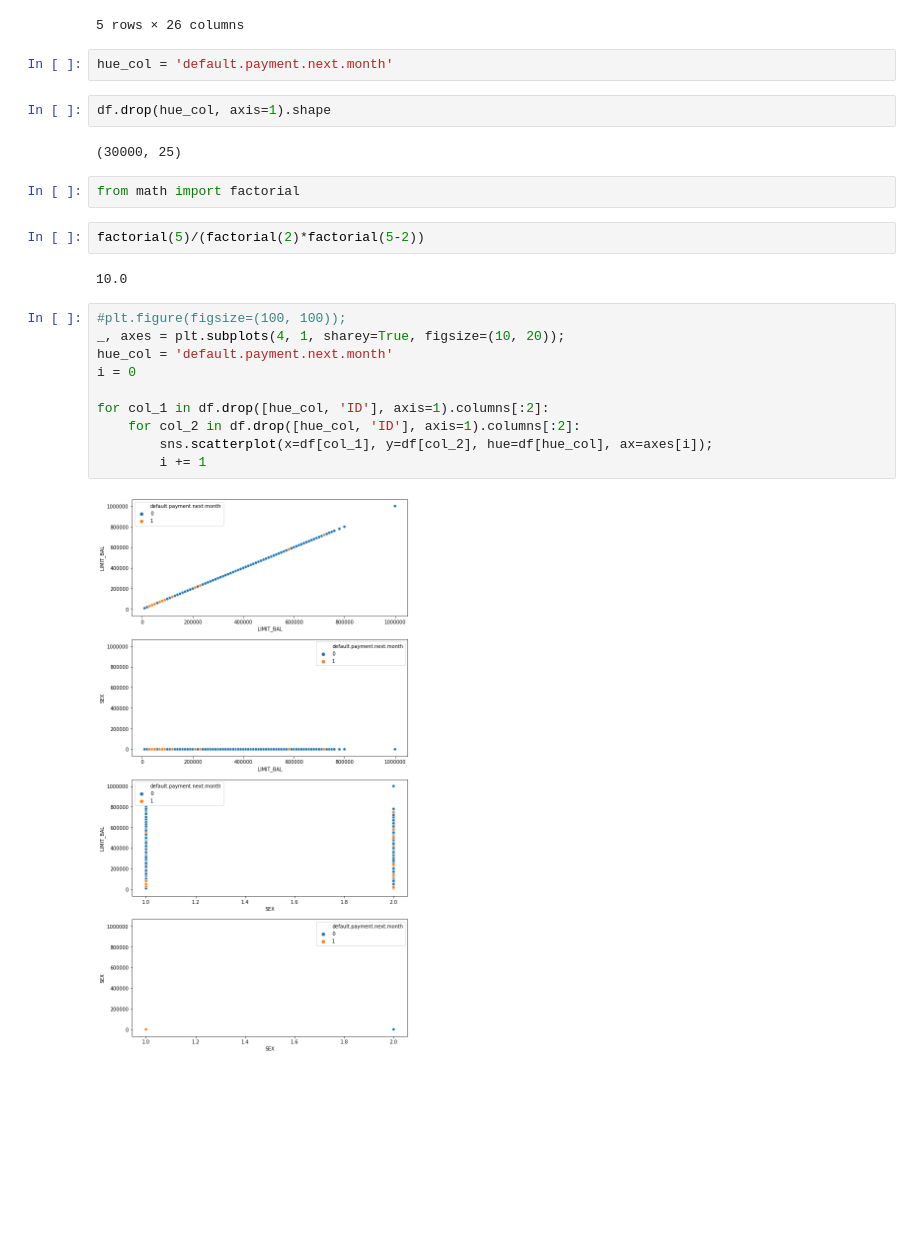
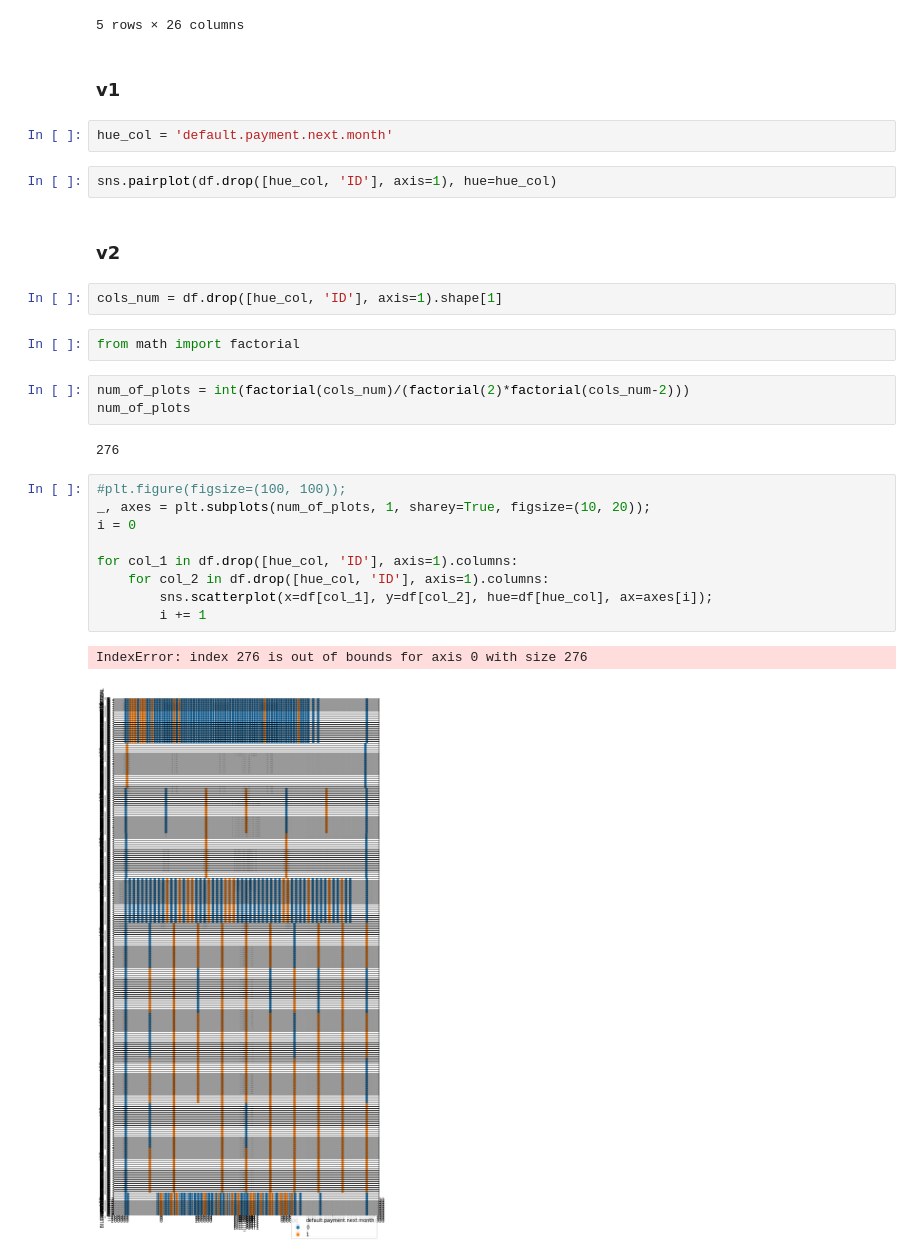
Before and after one commit to GoryachevaT/DataGym, a Jupyter notebook: homeworks/hw_01/hw_01.ipynb, the cells around one changed output. Drawn from its saved outputs; the diff is of its cells as text; blank space fills up the shorter version.

```diff
--- a/homeworks/hw_01/hw_01.ipynb
+++ b/homeworks/hw_01/hw_01.ipynb
@@ -220,27 +175,32 @@ df.head()
 | 3 | 4 | 50000.0 | 2 | 2 | 1 | 37 | 0 | 0 | 0 | 0 | ... |
 | 4 | 5 | 50000.0 | 1 | 2 | 1 | 57 | -1 | 0 | -1 | 0 | ... |
 5 rows × 26 columns
+# %% [markdown]
+### v1
 # %%
 hue_col = 'default.payment.next.month'
+# %%
+sns.pairplot(df.drop([hue_col, 'ID'], axis=1), hue=hue_col)
+# %% [markdown]
+### v2
 # %%
-df.drop(hue_col, axis=1).shape
+cols_num = df.drop([hue_col, 'ID'], axis=1).shape[1]
-# %% [output]
-(30000, 25)
 # %%
 from math import factorial
 # %%
-factorial(5)/(factorial(2)*factorial(5-2))
+num_of_plots = int(factorial(cols_num)/(factorial(2)*factorial(cols_num-2)))
+num_of_plots
 # %% [output]
-10.0
+276
 # %%
 #plt.figure(figsize=(100, 100));
-_, axes = plt.subplots(4, 1, sharey=True, figsize=(10, 20));
-hue_col = 'default.payment.next.month'
+_, axes = plt.subplots(num_of_plots, 1, sharey=True, figsize=(10, 20));
 i = 0
 
-for col_1 in df.drop([hue_col, 'ID'], axis=1).columns[:2]:
-    for col_2 in df.drop([hue_col, 'ID'], axis=1).columns[:2]:
+for col_1 in df.drop([hue_col, 'ID'], axis=1).columns:
+    for col_2 in df.drop([hue_col, 'ID'], axis=1).columns:
         sns.scatterplot(x=df[col_1], y=df[col_2], hue=df[hue_col], ax=axes[i]);
         i += 1
 # %% [output]
+IndexError: index 276 is out of bounds for axis 0 with size 276
-[figure, old version]
+[figure, new version]
```
Also changed, not shown: parts of 21 cells of this notebook.
